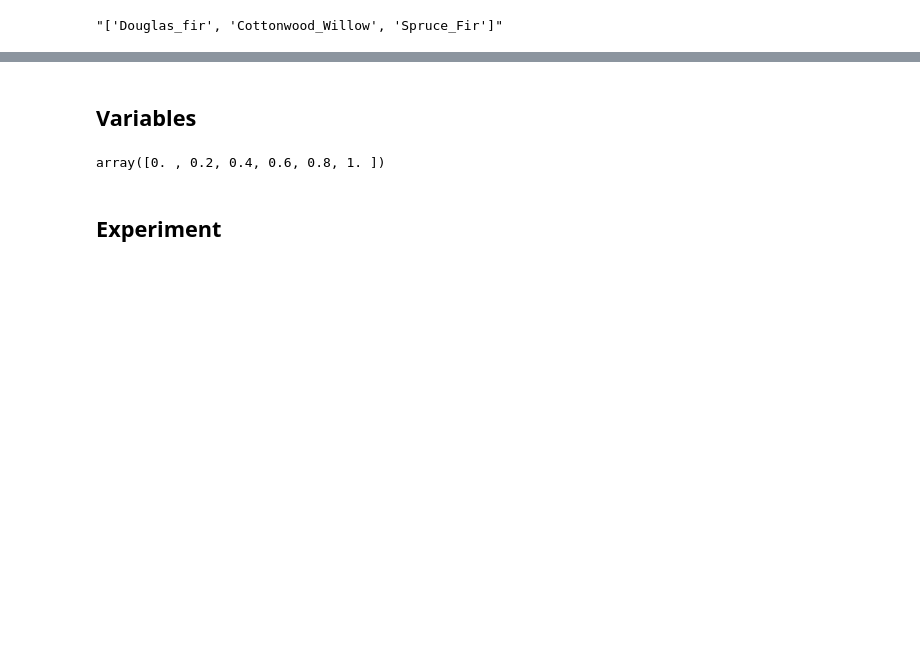
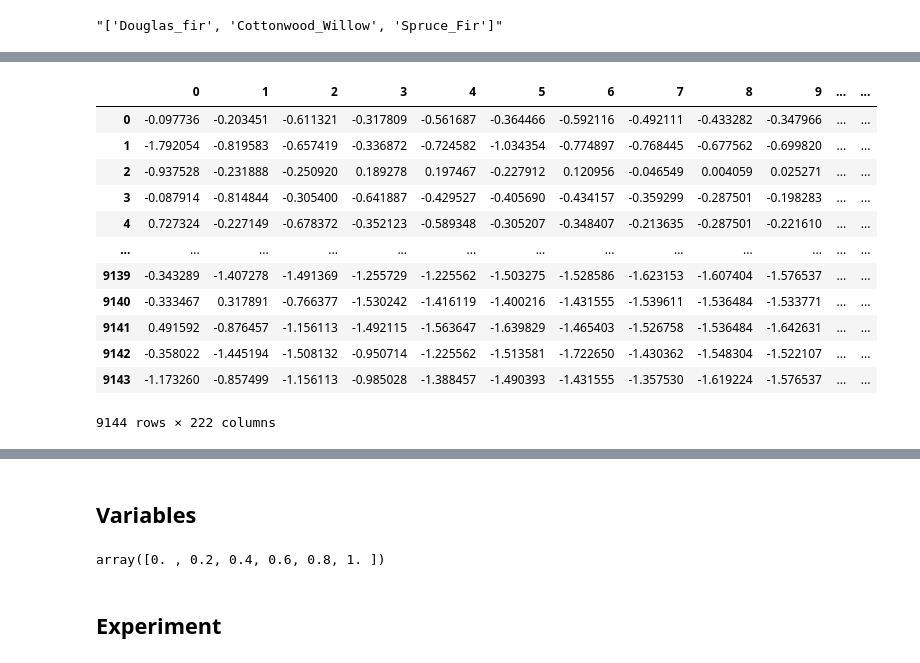
Before and after one commit to JPOrtegaa/score-drift-quantification, a Jupyter notebook: experiments_real.ipynb, the cells around one changed output, grey strips where cells are left out. Drawn from its saved outputs; the diff is of its cells as text; code cells hidden in the pictures; blank space fills up the shorter version.

```diff
--- a/experiments_real.ipynb
+++ b/experiments_real.ipynb
@@ -647,4 +696,24 @@ Cottonwood_Willow     1339
 Name: count, dtype: int64
+# %%
+df['binary'] = df['class'].map(lambda x: 1 if x in ['Oats'] else 0)
+df['difficulty'] = df['class'].map(lambda x: 'Easy' if x in ['Hay'] else ('Hard' if x in ['Soybeans', 'Corn', 'Alfalfa', 'Trees'] else 'Positive'))
+df['class'] = df['binary']
+df.drop(columns=['binary'], inplace=True)
+df
+# %% [output]
+|  | 0 | 1 | 2 | 3 | 4 | 5 | 6 | 7 | 8 | 9 | ... | ... |
+| 0 | -0.097736 | -0.203451 | -0.611321 | -0.317809 | -0.561687 | -0.364466 | -0.592116 | -0.492111 | -0.433282 | -0.347966 | ... | ... |
+| 1 | -1.792054 | -0.819583 | -0.657419 | -0.336872 | -0.724582 | -1.034354 | -0.774897 | -0.768445 | -0.677562 | -0.699820 | ... | ... |
+| 2 | -0.937528 | -0.231888 | -0.250920 | 0.189278 | 0.197467 | -0.227912 | 0.120956 | -0.046549 | 0.004059 | 0.025271 | ... | ... |
+| 3 | -0.087914 | -0.814844 | -0.305400 | -0.641887 | -0.429527 | -0.405690 | -0.434157 | -0.359299 | -0.287501 | -0.198283 | ... | ... |
+| 4 | 0.727324 | -0.227149 | -0.678372 | -0.352123 | -0.589348 | -0.305207 | -0.348407 | -0.213635 | -0.287501 | -0.221610 | ... | ... |
+| ... | ... | ... | ... | ... | ... | ... | ... | ... | ... | ... | ... | ... |
+| 9139 | -0.343289 | -1.407278 | -1.491369 | -1.255729 | -1.225562 | -1.503275 | -1.528586 | -1.623153 | -1.607404 | -1.576537 | ... | ... |
+| 9140 | -0.333467 | 0.317891 | -0.766377 | -1.530242 | -1.416119 | -1.400216 | -1.431555 | -1.539611 | -1.536484 | -1.533771 | ... | ... |
+| 9141 | 0.491592 | -0.876457 | -1.156113 | -1.492115 | -1.563647 | -1.639829 | -1.465403 | -1.526758 | -1.536484 | -1.642631 | ... | ... |
+| 9142 | -0.358022 | -1.445194 | -1.508132 | -0.950714 | -1.225562 | -1.513581 | -1.722650 | -1.430362 | -1.548304 | -1.522107 | ... | ... |
+| 9143 | -1.173260 | -0.857499 | -1.156113 | -0.985028 | -1.388457 | -1.490393 | -1.431555 | -1.357530 | -1.619224 | -1.576537 | ... | ... |
+9144 rows × 222 columns
 # %%
 df['binary'] = df['class'].map(lambda x: 1 if x in ['Aspen', 'Ponderosa_Pine'] else 0)
 df['difficulty'] = df['class'].map(lambda x: 'Easy' if x == 'Spruce_Fir' else ('Hard' if x in ['Douglas_fir', 'Cottonwood_Willow'] else 'Positive'))
```
Also changed, not shown: parts of 16 cells of this notebook, 2 other files.
